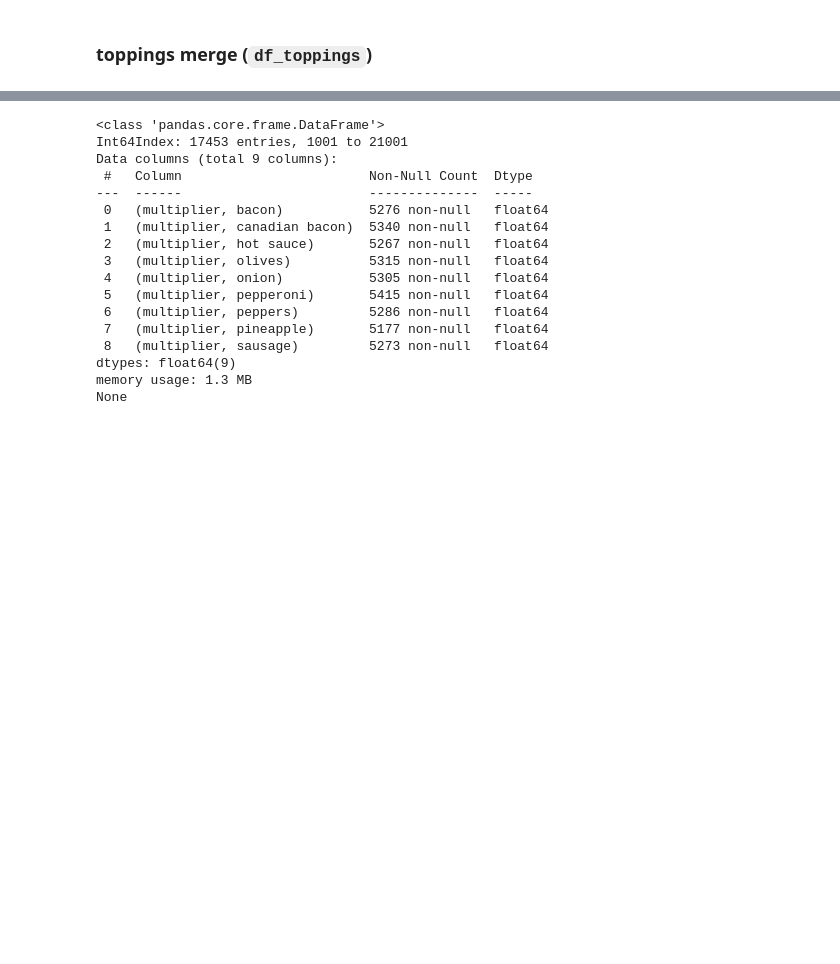
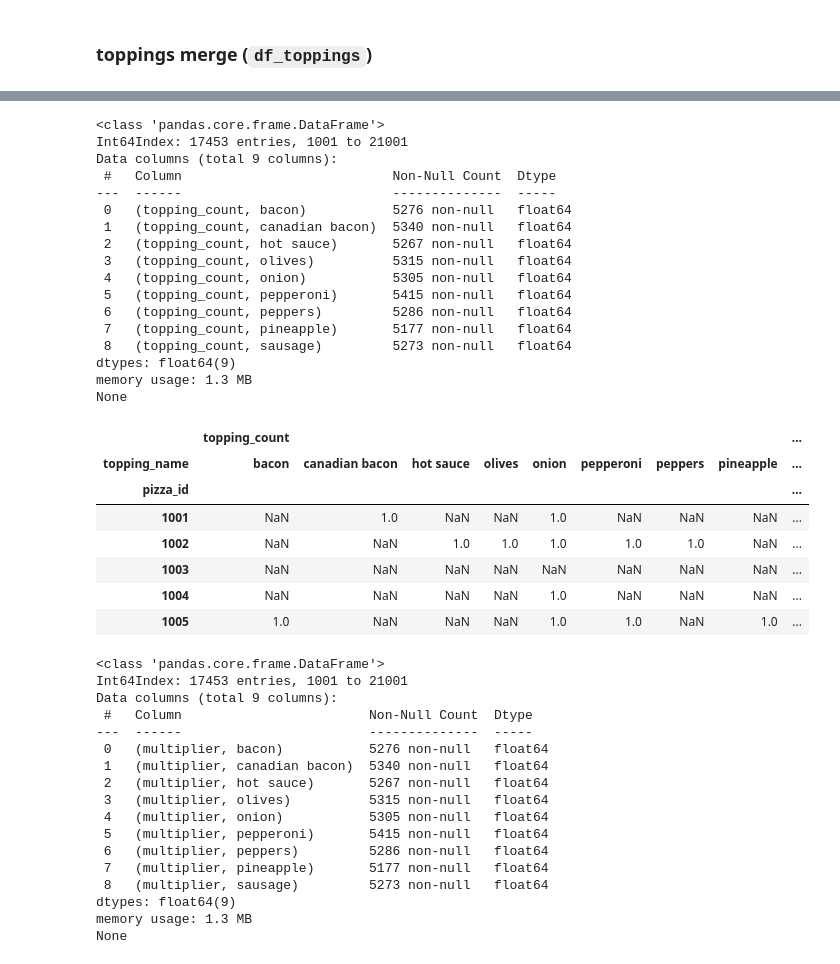
Before and after one commit to kjeliasen/zach_pandas, a Jupyter notebook: Zach_pandas_notebook.ipynb, the cells around one changed output, grey strips where cells are left out. Cells and saved outputs as stored; diff of their text form; code cells hidden in the pictures; blank space fills up the shorter version.

```diff
--- a/Zach_pandas_notebook.ipynb
+++ b/Zach_pandas_notebook.ipynb
@@ -640,0 +578,23 @@ None
+# %%
+topping_multipliers={
+    'none':0,
+    'regular':1,
+    'extra':1.5,
+    'double':2,
+    'light':.5,
+}
+# %%
+df_toppings = pizza_toppings.reset_index().set_index('pizza_id')
+df_toppings = df_toppings.join(toppings, how='left', on='topping_id')
+# df_toppings = pizza_toppings.join(toppings, how='left')
+df_toppings['topping_count'] = 1
+df_toppings = pizzas[['order_id']].join(df_toppings, how='left')
+df_toppings.topping_count.fillna(0, inplace=True)
+df_toppings['topping_binary'] = (2 ** df_toppings.topping_id)
+df_toppings.topping_binary.fillna(0, inplace=True)
+df_toppings.topping_amount.fillna('none', inplace=True)
+df_toppings.topping_name.fillna('none', inplace=True)
+df_toppings.topping_amount.fillna('none', inplace=True)
+df_toppings['multiplier'] = df_toppings.topping_amount.apply(lambda x: topping_multipliers[x])
+df_toppings['topping_charge'] = np.floor(100 * (df_toppings.topping_price * df_toppings.multiplier)) / 100
+show_df(df_toppings)
@@ -641,3 +655,34 @@ None
+# %%
+df_topping_count = pd.pivot_table(
+    df_toppings, values=['topping_count'], index=['pizza_id'], columns='topping_name'
+)
+show_df(df_topping_count)
+# %% [output]
+<class 'pandas.core.frame.DataFrame'>
+Int64Index: 17453 entries, 1001 to 21001
+Data columns (total 9 columns):
+ #   Column                           Non-Null Count  Dtype
+---  ------                           --------------  -----
+ 0   (topping_count, bacon)           5276 non-null   float64
+ 1   (topping_count, canadian bacon)  5340 non-null   float64
+ 2   (topping_count, hot sauce)       5267 non-null   float64
+ 3   (topping_count, olives)          5315 non-null   float64
+ 4   (topping_count, onion)           5305 non-null   float64
+ 5   (topping_count, pepperoni)       5415 non-null   float64
+ 6   (topping_count, peppers)         5286 non-null   float64
+ 7   (topping_count, pineapple)       5177 non-null   float64
+ 8   (topping_count, sausage)         5273 non-null   float64
+dtypes: float64(9)
+memory usage: 1.3 MB
+None
+|  | topping_count |  |  |  |  |  |  |  | ... |
+| topping_name | bacon | canadian bacon | hot sauce | olives | onion | pepperoni | peppers | pineapple | ... |
+| pizza_id |  |  |  |  |  |  |  |  | ... |
+| 1001 | NaN | 1.0 | NaN | NaN | 1.0 | NaN | NaN | NaN | ... |
+| 1002 | NaN | NaN | 1.0 | 1.0 | 1.0 | 1.0 | 1.0 | NaN | ... |
+| 1003 | NaN | NaN | NaN | NaN | NaN | NaN | NaN | NaN | ... |
+| 1004 | NaN | NaN | NaN | NaN | 1.0 | NaN | NaN | NaN | ... |
+| 1005 | 1.0 | NaN | NaN | NaN | 1.0 | 1.0 | NaN | 1.0 | ... |
 # %%
 df_topping_mult = pd.pivot_table(
     df_toppings, values=['multiplier'], index=['pizza_id'], columns='topping_name'
```
Also changed, not shown: parts of 5 cells of this notebook.
